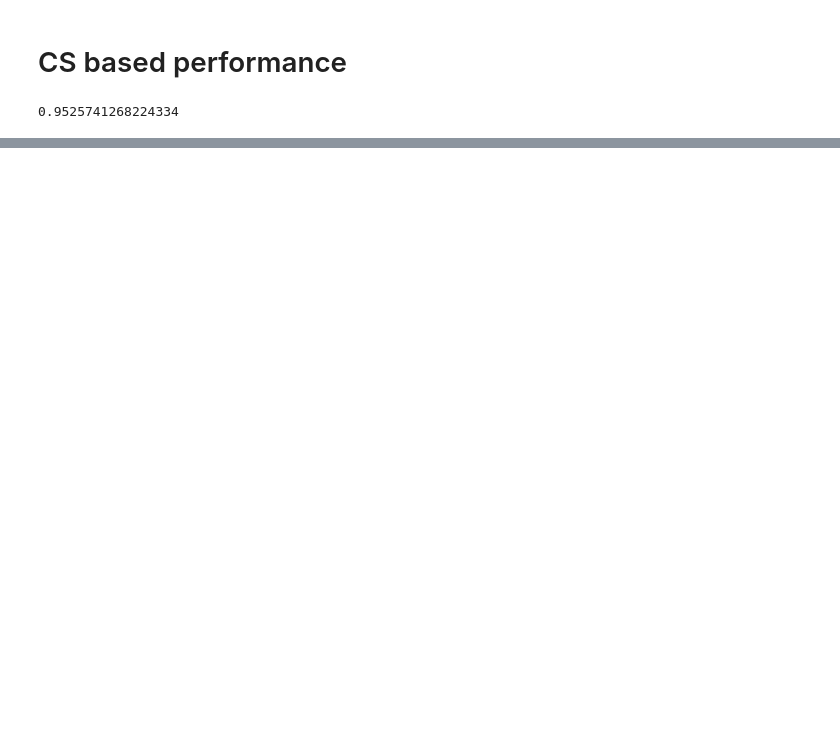
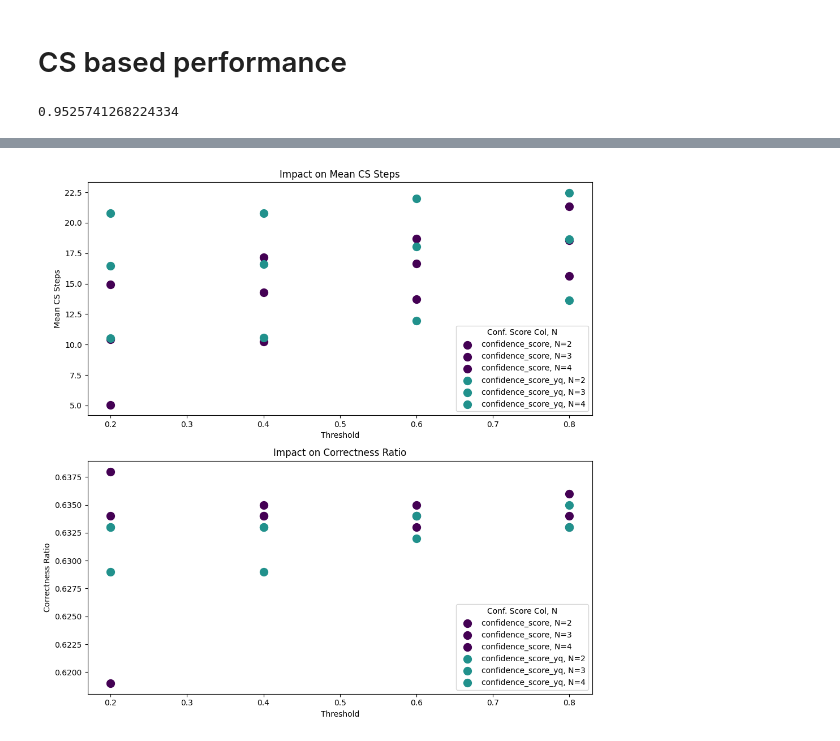
Before and after one commit to wan19990901/SC_conf, a Jupyter notebook: src/feature_selection_imporve copy.ipynb, the cells around one changed output, grey strips where cells are left out. Drawn from its saved outputs; the diff is of its cells as text; code cells hidden in the pictures; blank space fills up the shorter version.

```diff
--- a/src/feature_selection_imporve copy.ipynb
+++ b/src/feature_selection_imporve copy.ipynb
@@ -300,3 +316,6 @@ df = hard
 df_concate = hard_final
 threshold = 0.36
 warm_up_steps = 0
+# %%
+X = df_concate[feature_li]
+y = df_concate['Correctness']
@@ -303,8 +371,18 @@ warm_up_steps = 0
+# %%
+threshold = lr_easy_best_thresh
 # %%
 # df_concate['confidence_score']= cls_model.predict_proba(df_concate[feature_li])[:,1]
-df_concate['confidence_score']=df_concate[feature_li].apply(log_reg,axis =1)
+# df_concate['confidence_score']=df_concate[feature_li].apply(log_reg,axis =1)
+# lists = [df_concate['confidence_score'].iloc[i:i+40].tolist() for i in range(0, len(df_concate), 40)]
+# df['confidence_score'] = lists
+
+df_concate['confidence_score']=y_probs
 lists = [df_concate['confidence_score'].iloc[i:i+40].tolist() for i in range(0, len(df_concate), 40)]
 df['confidence_score'] = lists
+
+df_concate['confidence_score_yq']=df_concate[feature_li].apply(log_reg,axis =1)
+lists = [df_concate['confidence_score_yq'].iloc[i:i+40].tolist() for i in range(0, len(df_concate), 40)]
+df['confidence_score_yq'] = lists
 # %%
 def normalize_cs(cs_li, threshold):
     cs_arr = np.array(cs_li)
@@ -446,0 +541,62 @@ number_list
+# %%
+import pandas as pd
+import matplotlib.pyplot as plt
+from itertools import product
+from matplotlib.cm import get_cmap
+
+def plot_impact_of_parameters(df, thresholds, confidence_score_cols, n_values):
+    results = []
+    # Define two colormaps, one for each unique confidence score column
+    col_cmaps = {col: get_cmap('viridis')(i / len(confidence_score_cols)) for i, col in enumerate(confidence_score_cols)}
+    # Define color dict for 'n' values within each column color
+    color_dict = {(col, n): col_cmaps[col] for col in confidence_score_cols for n in n_values}
+
+    # Iterate over all combinations of threshold, confidence_score_col, and n
+    for threshold, col, n in product(thresholds, confidence_score_cols, n_values):
+        temp_df = df.copy()
+        updated_df = process_scores_gy(temp_df, threshold, col, n)
+        mean_steps = updated_df['CS_steps'].mean()
+        correctness_ratio = updated_df['CS_correctness'].sum() / len(updated_df)
+
+        # Store results
+        results.append({
+            'Threshold': threshold,
+            'Confidence Score Column': col,
+            'N': n,
+            'Mean Steps': mean_steps,
+            'Correctness Ratio': correctness_ratio,
+            'Color': color_dict[(col, n)]  # Store the color associated with each column and n
+        })
+
+    # Convert results to DataFrame for easier plotting
+    results_df = pd.DataFrame(results)
+
+    # Plotting
+    fig, ax = plt.subplots(2, 1, figsize=(10, 10))
+
+    # Scatter Plot for Mean Steps
+    for (col, n), group in results_df.groupby(['Confidence Score Column', 'N']):
+        ax[0].scatter(group['Threshold'], group['Mean Steps'], label=f'{col}, N={n}', color=color_dict[(col, n)], s=100)
+    ax[0].set_title('Impact on Mean CS Steps')
+    ax[0].set_xlabel('Threshold')
+    ax[0].set_ylabel('Mean CS Steps')
+    ax[0].legend(title='Conf. Score Col, N')
+
+    # Scatter Plot for Correctness Ratio
+    for (col, n), group in results_df.groupby(['Confidence Score Column', 'N']):
+        ax[1].scatter(group['Threshold'], group['Correctness Ratio'], label=f'{col}, N={n}', color=color_dict[(col, n)], s=100)
+    ax[1].set_title('Impact on Correctness Ratio')
+    ax[1].set_xlabel('Threshold')
+    ax[1].set_ylabel('Correctness Ratio')
+    ax[1].legend(title='Conf. Score Col, N')
+
+    plt.tight_layout()
+    plt.show()
+
+# Example usage:
+thresholds = [0.2, 0.4, 0.6, 0.8]  # Define a list of thresholds to test
+confidence_score_cols = ['confidence_score', 'confidence_score_yq']  # Different confidence score columns
+n_values = [2, 3, 4]  # Different values of n to test
+
+plot_impact_of_parameters(df, thresholds, confidence_score_cols, n_values)
+# %% [output]
@@ -446,0 +620 @@ number_list
+[figure, added]
```
Also changed, not shown: parts of 31 cells of this notebook.
